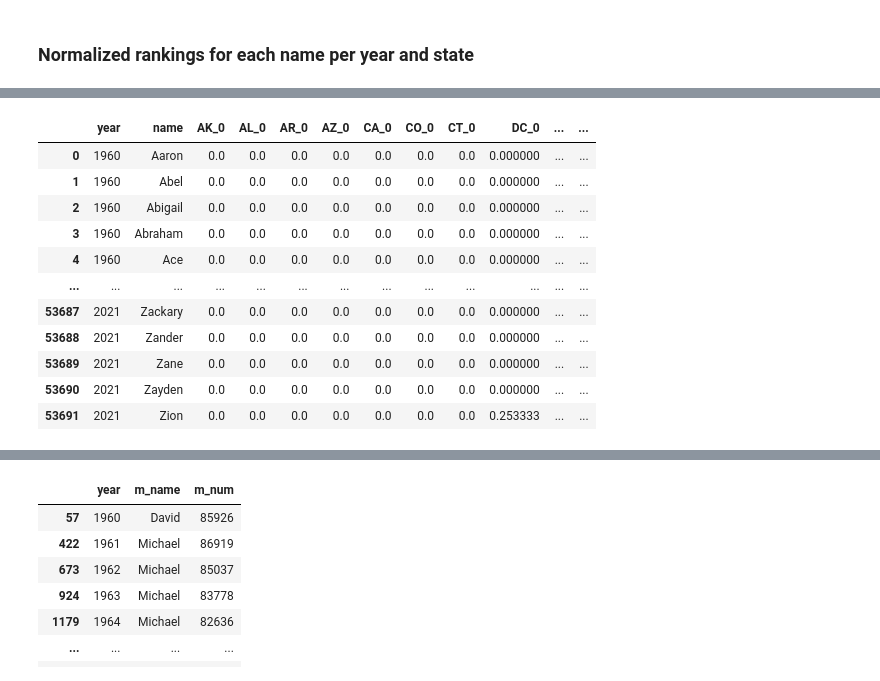
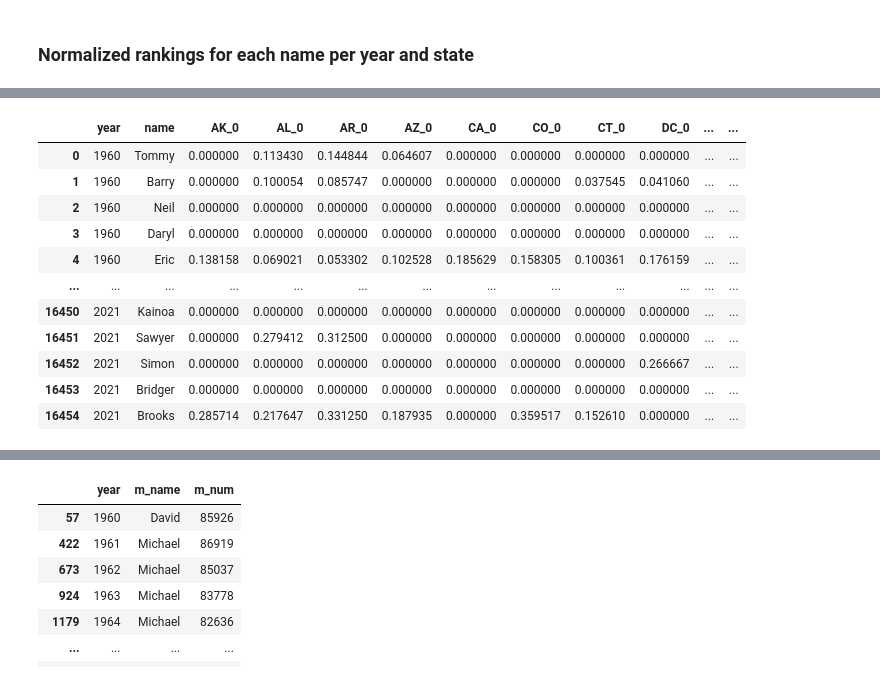
Before and after one commit to jotaelesalinas/ml-us-baby-names, a Jupyter notebook: 2_compute_features.ipynb, the cells around one changed output, grey strips where cells are left out. Saved outputs shown, nothing was run; the diff lists cells and outputs as text; code cells hidden in the pictures.

```diff
--- a/2_compute_features.ipynb
+++ b/2_compute_features.ipynb
@@ -23,7 +27,8 @@ import pandas
 print("Reading raw data, if it exists...")
 print()
 
-df = pandas.read_csv(RAW_CSV)
+df = pandas.read_csv(CSV_RAW)
+
 print("Done.")
 
 df
@@ -52,11 +57,11 @@ print()
 
 df_country = df[["year", "state", "m_name", "m_num"]]
 df_country = df_country.groupby(["year", "m_name"]).agg({"m_num": "sum"})
-df_country.to_csv(RAW_CSV_COUNTRY)
-df_country = pandas.read_csv(RAW_CSV_COUNTRY)
+df_country.to_csv(CSV_COUNTRY)
+df_country = pandas.read_csv(CSV_COUNTRY)
 
 print("Done.")
-print('Data saved to "%s".' % RAW_CSV_COUNTRY)
+print('Data saved to "%s".' % CSV_COUNTRY)
 
 df_country
 # %% [output]
@@ -81,0 +98,11 @@ Data saved to "data_raw_country.csv".
+# %%
+print("Creating structure to store features...")
+
+features = {}
+
+for year in set(df_country["year"]):
+    features[year] = {}
+    for name in set(df_country[df_country["year"] == year]["m_name"]):
+        features[year][name] = {}
+
+print("Done.")
@@ -182,25 +203,39 @@ for back in range(1, COMPUTE_YEARS_BACKWARDS + 1):
     print("Going back %i year%s..." % (back, "s" if back > 1 else ""))
 
     for year in years:
-        if year - back < YEAR_START:
+        year_back = year - back
+
+        if year_back < YEAR_START:
             continue
 
-        print("%i " % year, end="")
+        print(".", end="")
 
         for state in states:
             label_current = "%s_%i" % (state, 0)
             label_back = "%s_%i" % (state, back)
 
-            for name in names:
-                features[year][name][label_back] = 0.0
+            for name in features[year]:
+                try:
+                    if name not in features[year_back]:
+                        features[year][name][label_back] = features[year][name][label_current]
+                    else:
+                        features[year][name][label_back] = \
+                            features[year][name][label_current] - features[year_back][name][label_current]
+                except:
+                    print()
+                    print("year:", year)
+                    print("year_back:", year_back)
+                    print("state:", state)
+                    print("name:", name)
+                    print("label_current:", label_current)
+                    print("label_back:", label_back)
+                    print("features[year][name]:", features[year][name])
+                    print("features[year][name][label_back]:", features[year][name][label_back])
+                    print("features[year][name][label_current]:", features[year][name][label_current])
+                    print("features[year_back][name][label_current]:", features[year_back][name][label_current])
+                    raise
 
-            for name in names:
-                features[year][name][label_back] = \
-                    features[year][name][label_current] - features[year - back][name][label_current]
-
-            print(".", end="")
-
-        print()
+    print()
 
 tabular = []
 for year in features:
@@ -210,14 +245,14 @@ for year in features:
         row.update(features[year][name])
         tabular.append(row)
 
-df_features = pandas.DataFrame(tabular)
-df_features.to_csv(FEATURES_CSV % COMPUTE_YEARS_BACKWARDS, index=False)
+df_feat_current_past = pandas.DataFrame(tabular)
+df_feat_current_past.to_csv(CSV_FEATURES_PAST, index=False)
 
 print()
 print("Done.")
-print('Data saved to "%s".' % (FEATURES_CSV % COMPUTE_YEARS_BACKWARDS))
+print('Data saved to "%s".' % CSV_FEATURES_PAST)
 
-df_features
+df_feat_current_past
 # %% [output]
 Computing differences with previous years...
 
@@ -239,12 +276,12 @@ Data saved to "data_features_5.csv".
 |  | year | name | AK_0 | AL_0 | AR_0 | AZ_0 | CA_0 | CO_0 | CT_0 | DC_0 | ... | ... |
-| 0 | 1960 | Aaron | 0.0 | 0.0 | 0.0 | 0.0 | 0.0 | 0.0 | 0.0 | 0.000000 | ... | ... |
-| 1 | 1960 | Abel | 0.0 | 0.0 | 0.0 | 0.0 | 0.0 | 0.0 | 0.0 | 0.000000 | ... | ... |
-| 2 | 1960 | Abigail | 0.0 | 0.0 | 0.0 | 0.0 | 0.0 | 0.0 | 0.0 | 0.000000 | ... | ... |
-| 3 | 1960 | Abraham | 0.0 | 0.0 | 0.0 | 0.0 | 0.0 | 0.0 | 0.0 | 0.000000 | ... | ... |
-| 4 | 1960 | Ace | 0.0 | 0.0 | 0.0 | 0.0 | 0.0 | 0.0 | 0.0 | 0.000000 | ... | ... |
+| 0 | 1960 | Tommy | 0.000000 | 0.113430 | 0.144844 | 0.064607 | 0.000000 | 0.000000 | 0.000000 | 0.000000 | ... | ... |
+| 1 | 1960 | Barry | 0.000000 | 0.100054 | 0.085747 | 0.000000 | 0.000000 | 0.000000 | 0.037545 | 0.041060 | ... | ... |
+| 2 | 1960 | Neil | 0.000000 | 0.000000 | 0.000000 | 0.000000 | 0.000000 | 0.000000 | 0.000000 | 0.000000 | ... | ... |
+| 3 | 1960 | Daryl | 0.000000 | 0.000000 | 0.000000 | 0.000000 | 0.000000 | 0.000000 | 0.000000 | 0.000000 | ... | ... |
+| 4 | 1960 | Eric | 0.138158 | 0.069021 | 0.053302 | 0.102528 | 0.185629 | 0.158305 | 0.100361 | 0.176159 | ... | ... |
 | ... | ... | ... | ... | ... | ... | ... | ... | ... | ... | ... | ... | ... |
-| 53687 | 2021 | Zackary | 0.0 | 0.0 | 0.0 | 0.0 | 0.0 | 0.0 | 0.0 | 0.000000 | ... | ... |
-| 53688 | 2021 | Zander | 0.0 | 0.0 | 0.0 | 0.0 | 0.0 | 0.0 | 0.0 | 0.000000 | ... | ... |
-| 53689 | 2021 | Zane | 0.0 | 0.0 | 0.0 | 0.0 | 0.0 | 0.0 | 0.0 | 0.000000 | ... | ... |
-| 53690 | 2021 | Zayden | 0.0 | 0.0 | 0.0 | 0.0 | 0.0 | 0.0 | 0.0 | 0.000000 | ... | ... |
-| 53691 | 2021 | Zion | 0.0 | 0.0 | 0.0 | 0.0 | 0.0 | 0.0 | 0.0 | 0.253333 | ... | ... |
+| 16450 | 2021 | Kainoa | 0.000000 | 0.000000 | 0.000000 | 0.000000 | 0.000000 | 0.000000 | 0.000000 | 0.000000 | ... | ... |
+| 16451 | 2021 | Sawyer | 0.000000 | 0.279412 | 0.312500 | 0.000000 | 0.000000 | 0.000000 | 0.000000 | 0.000000 | ... | ... |
+| 16452 | 2021 | Simon | 0.000000 | 0.000000 | 0.000000 | 0.000000 | 0.000000 | 0.000000 | 0.000000 | 0.266667 | ... | ... |
+| 16453 | 2021 | Bridger | 0.000000 | 0.000000 | 0.000000 | 0.000000 | 0.000000 | 0.000000 | 0.000000 | 0.000000 | ... | ... |
+| 16454 | 2021 | Brooks | 0.285714 | 0.217647 | 0.331250 | 0.187935 | 0.000000 | 0.359517 | 0.152610 | 0.000000 | ... | ... |
```
Also changed, not shown: parts of 8 cells of this notebook, 3 other files.
